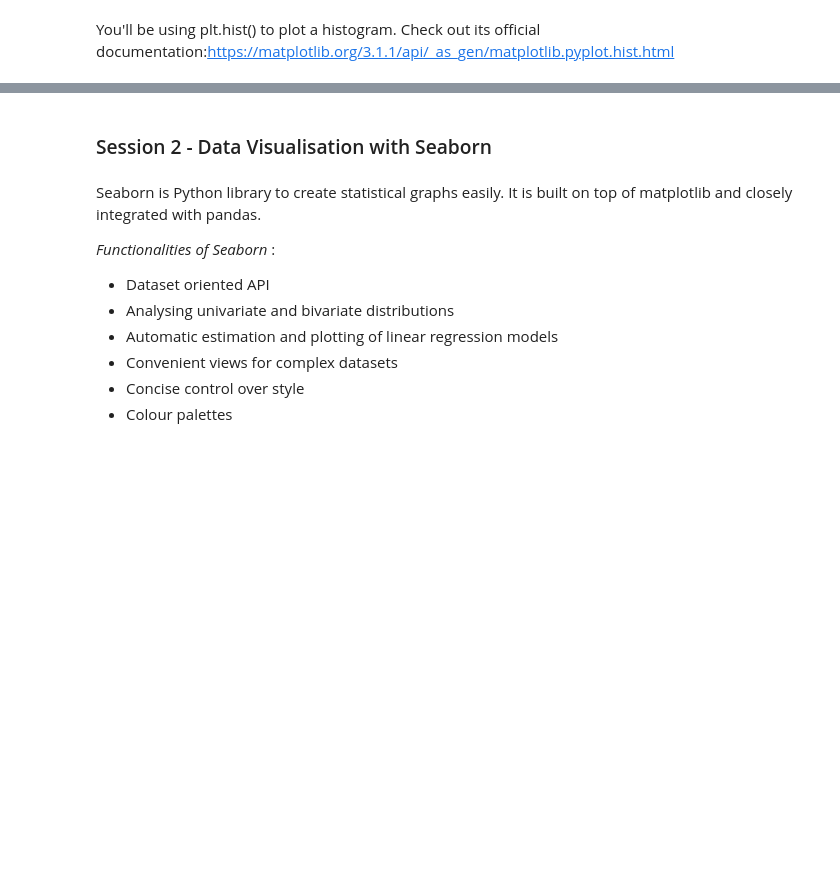
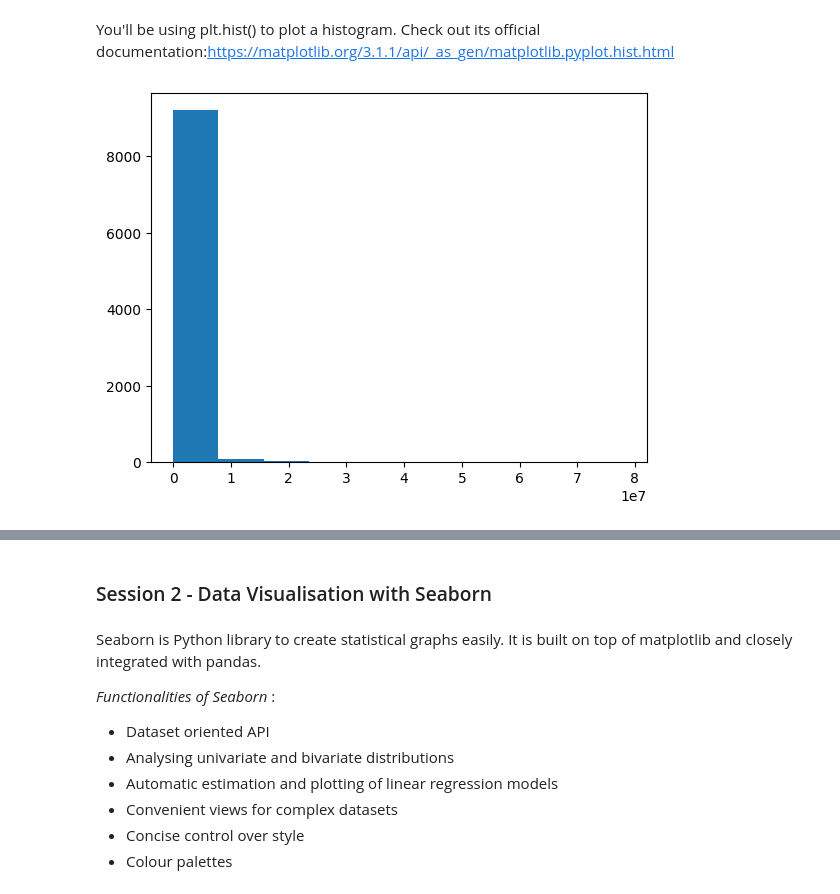
Before and after one commit to AsifVirani5/Project-Matplotlib-Seaborn-DataVisualization, a Jupyter notebook: Case Study-Google Ratings Data Analysis using Pandas and Matplotlib/Case Study-Data Visualisation of Google Apps Rating in Python.ipynb, the cells around one changed output, grey strips where cells are left out. Drawn from its saved outputs; the diff is of its cells as text; code cells hidden in the pictures; blank space fills up the shorter version.

```diff
--- a/Case Study-Google Ratings Data Analysis using Pandas and Matplotlib/Case Study-Data Visualisation of Google Apps Rating in Python.ipynb
+++ b/Case Study-Google Ratings Data Analysis using Pandas and Matplotlib/Case Study-Data Visualisation of Google Apps Rating in Python.ipynb
@@ -593,5 +593,9 @@ You can adjust the number of bins to improve its granularity
 You'll be using plt.hist() to plot a histogram. Check out its official documentation:https://matplotlib.org/3.1.1/api/_as_gen/matplotlib.pyplot.hist.html
 # %%
 #Create a histogram of the Reviews
+plt.hist(inp1["Reviews"])
+plt.show()
+# %% [output]
+[figure, added]
 # %%
 #Create a boxplot of the Reviews column
```
Also changed, not shown: parts of 9 cells of this notebook.
